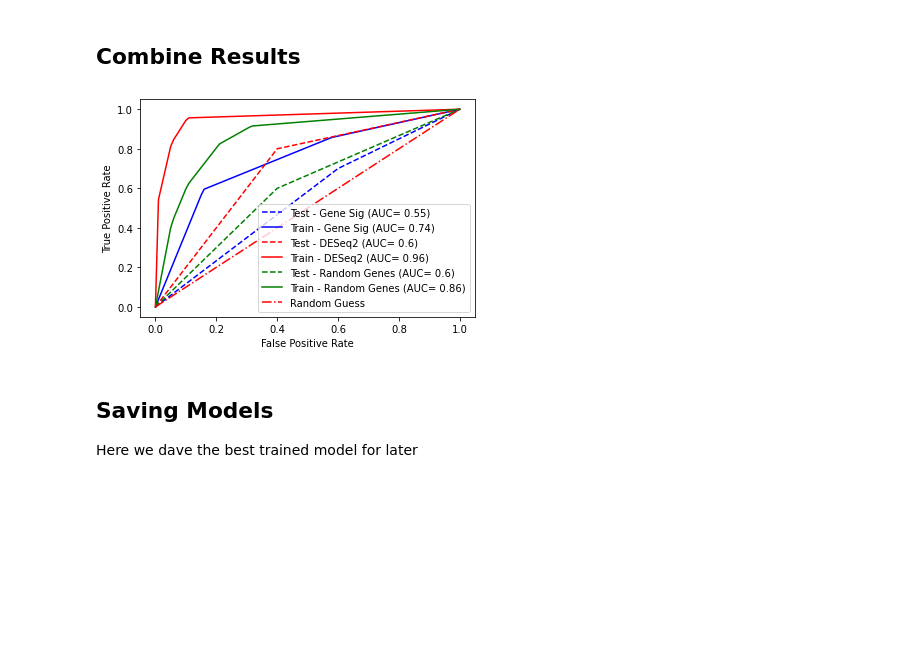
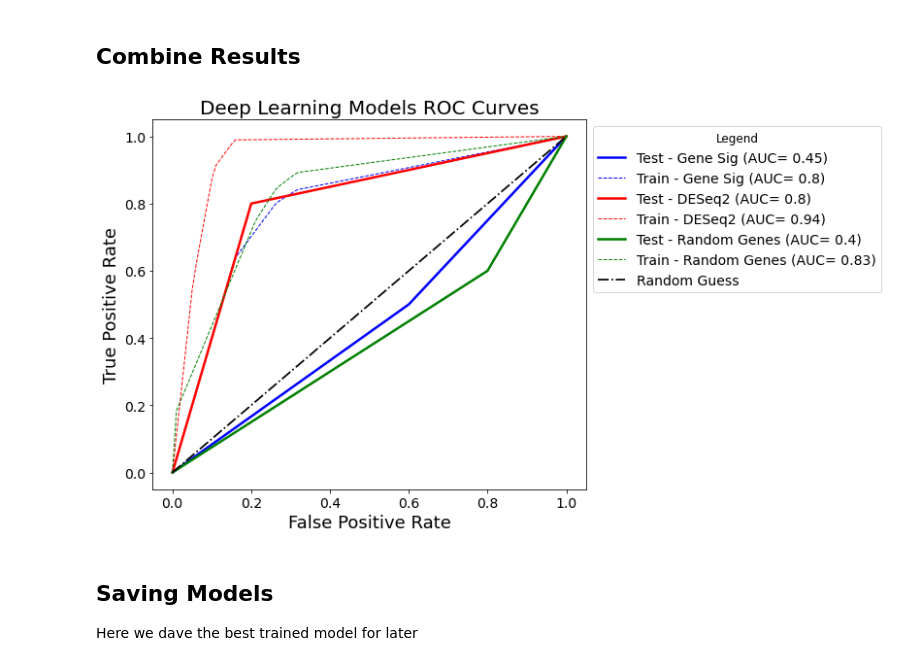
Before and after one commit to hzorkic/machine_learning_and_molecular_docking_for_drug_discovery, a Jupyter notebook: COAD Analysis.ipynb, the cells around one changed output. Saved outputs shown, nothing was run; the diff lists cells and outputs as text; code cells hidden in the pictures; blank space fills up the shorter version.

Commit message:
Updated plotting

```diff
--- a/COAD Analysis.ipynb
+++ b/COAD Analysis.ipynb
@@ -351,7 +365,7 @@ Train model using K-folds
 # Using K-Fold - Deep Learning Model
 
 # Intialize Model
-estimator = KerasClassifier(build_fn=baseline_model, epochs=125, batch_size=2, verbose=0)
+estimator = KerasClassifier(build_fn=baseline_model, epochs=150, batch_size=2, verbose=0)
 
 # Intialize counter + Total Accuarcy
 c=1
@@ -395,13 +409,12 @@ for train_index, test_index in skf.split(x_train, y_train):
     aucs_gene_sig.append(auc_k)
 
     # Uncomment to see results per fold
-    '''
+
     # print results for fold
-    print(cm)
-    print('Accuracy:',acc)
+    #print(cm)
     print('AUC: %.4f'%(auc_k))
 
-    '''
+
 
     # Iterate fold num
     c+=1
@@ -513,13 +527,8 @@ for train_index, test_index in skf.split(x_train, y_train):
     aucs_deseq.append(auc_k)
 
     # Uncomment to see results per fold
-    '''
-    # print results for fold
-    print(cm)
-    print('Accuracy:',acc)
     print('AUC: %.4f'%(auc_k))
 
-    '''
 
     # Iterate fold num
     c+=1
@@ -631,13 +636,7 @@ for train_index, test_index in skf.split(x_train, y_train):
     aucs_rand.append(auc_k)
 
     # Uncomment to see results per fold
-    '''
-    # print results for fold
-    print(cm)
-    print('Accuracy:',acc)
     print('AUC: %.4f'%(auc_k))
-
-    '''
 
     # Iterate fold num
     c+=1
@@ -683,64 +705,42 @@ print('AUC: %.4f'%(auc_k))
 # %%
 # Combine into single plot
-
-# Calculate Stats of Training
-# Gene sig
-tprs_gene_sig = np.array(tprs_gene_sig)
-mean_tprs_gs = tprs_gene_sig.mean(axis=0)
-std_gs = tprs_gene_sig.std(axis=0)
-
-# deseq
-tprs_deseq = np.array(tprs_deseq)
-mean_deseq = tprs_deseq.mean(axis=0)
-std_deseq = tprs_deseq.std(axis=0)
-
-# random
-tprs_rand = np.array(tprs_rand)
-mean_rand = tprs_rand.mean(axis=0)
-std_rand = tprs_rand.std(axis=0)
-
-# Create First and last point (0,0;1,1) - each dataset
-tprs_upper_gs = np.minimum(mean_deseq + std_gs, 1)
-tprs_lower_gs = mean_tprs_gs - std_gs
-
-tprs_upper_deseq = np.minimum(mean_deseq + std_deseq, 1)
-tprs_lower_deseq = mean_deseq - std_deseq
-
-tprs_upper_rand = np.minimum(mean_rand + std_rand, 1)
-tprs_lower_rand = mean_rand - std_rand
+fig =plt.figure(figsize=(8,7))
 
 # Plot Gene Sig
-test_label='Test - Gene Sig (AUC= '+str(test_auc_gs)+')'
-plt.plot(fpr_gs, tpr_gs,'--b', label=test_label)
+test_label='Test - Gene Sig (AUC= '+str(round(test_auc_gs,2))+')'
+plt.plot(fpr_gs, tpr_gs,'b', label=test_label,linewidth=2.5)
 train_label='Train - Gene Sig (AUC= '+str(round(sum(aucs_gene_sig)/4,2))+')'
-plt.plot(base_fpr, mean_tprs_gs, 'b',label=train_label)
+plt.plot(base_fpr, mean_tprs_gs, '--b',label=train_label,linewidth=1)
 #plt.fill_between(base_fpr, tprs_lower_gs, tprs_upper_gs, color='grey', alpha=0.3,label='STD 1')
 
 
 # Plot DESEQ
-test_label='Test - DESeq2 (AUC= '+str(test_auc_deseq)+')'
-plt.plot(fpr_deseq, tpr_deseq,'--r', label=test_label)
+test_label='Test - DESeq2 (AUC= '+str(round(test_auc_deseq,2))+')'
+plt.plot(fpr_deseq, tpr_deseq,'r', label=test_label,linewidth=2.5)
 train_label='Train - DESeq2 (AUC= '+str(round(sum(aucs_deseq)/4,2))+')'
-plt.plot(base_fpr, mean_deseq, 'r',label=train_label)
+plt.plot(base_fpr, mean_deseq, '--r',label=train_label,linewidth=1)
 #plt.fill_between(base_fpr, tprs_lower_deseq, tprs_upper_deseq, color='grey', alpha=0.3,label='STD 1')
 
-# Plot DESEQ
-test_label='Test - Random Genes (AUC= '+str(test_auc_rand)+')'
-plt.plot(fpr_rand, tpr_rand,'--g', label=test_label)
+# Plot Random
+test_label='Test - Random Genes (AUC= '+str(round(test_auc_rand,2))+')'
+plt.plot(fpr_rand, tpr_rand,'g', label=test_label,linewidth=2.5)
 train_label='Train - Random Genes (AUC= '+str(round(sum(aucs_rand)/4,2))+')'
-plt.plot(base_fpr, mean_rand, 'g',label=train_label)
+plt.plot(base_fpr, mean_rand, '--g',label=train_label,linewidth=1)
 #plt.fill_between(base_fpr, tprs_lower_rand, tprs_upper_rand, color='grey', alpha=0.3,label='STD 1')
 
 
-
 # Labels and Plot settings
-plt.plot([0, 1], [0, 1],'-.r',label='Random Guess')
-plt.ylabel('True Positive Rate')
-plt.xlabel('False Positive Rate')
-plt.legend()
+plt.plot([0, 1], [0, 1],'-.k',label='Random Guess',linewidth=1.75)
+plt.ylabel('True Positive Rate',fontsize=18)
+plt.xlabel('False Positive Rate',fontsize=18)
+plt.title('Deep Learning Models ROC Curves',fontsize=20)
+plt.legend(title='Legend', bbox_to_anchor=(1, 1), loc='upper left',fontsize=14)
+plt.rcParams['legend.title_fontsize'] = 'large'
+plt.xticks(fontsize=14)
+plt.yticks(fontsize=14)
 plt.show()
 # %% [output]
-[figure, old version]
+[figure, new version]
 # %% [markdown]
 ## Saving Models
 Here we dave the best trained model for later
```
Also changed, not shown: parts of 19 cells of this notebook.
